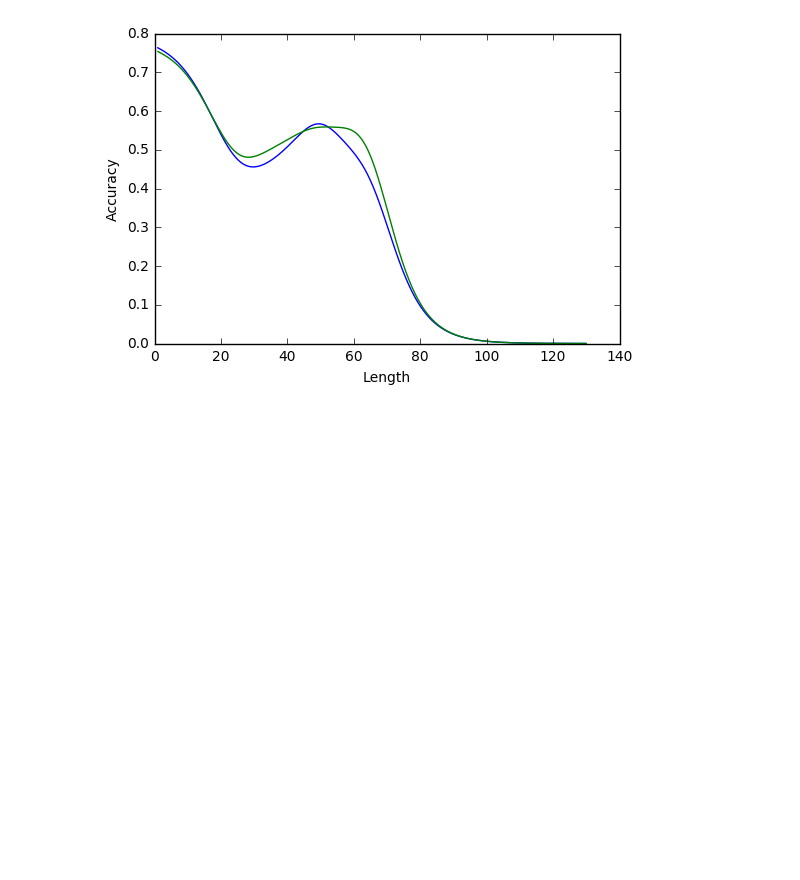
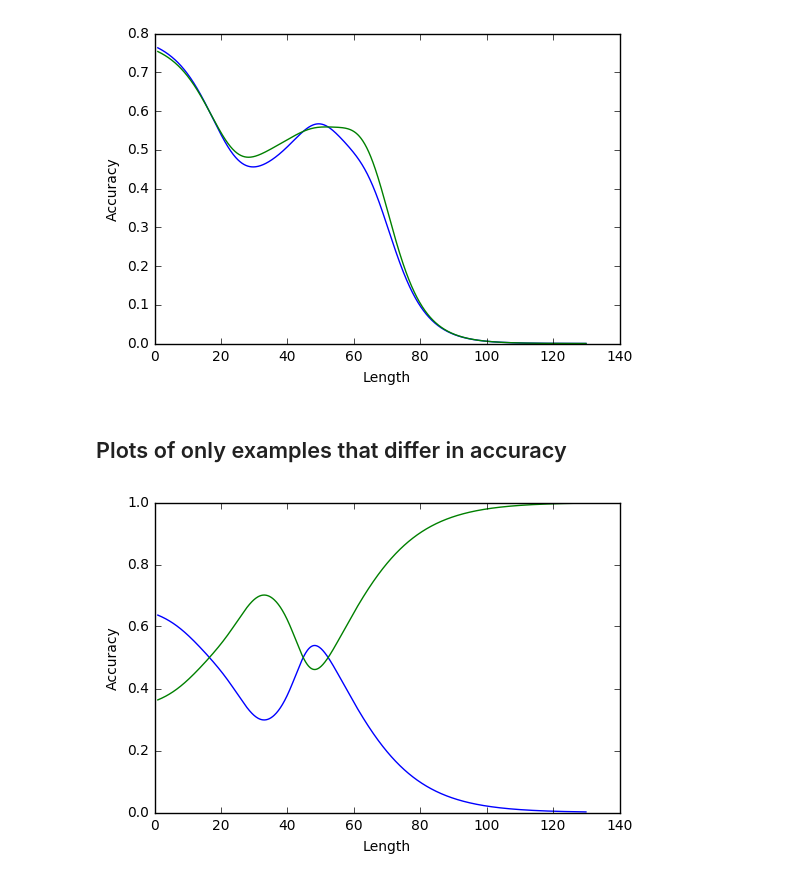
Before and after one commit to futurulus/coop-nets, a Jupyter notebook: behavioralAnalysis/comparison.ipynb, the cells around one changed output. Drawn from its saved outputs; the diff is of its cells as text; code cells hidden in the pictures; blank space fills up the shorter version.

```diff
--- a/behavioralAnalysis/comparison.ipynb
+++ b/behavioralAnalysis/comparison.ipynb
@@ -509,3 +509,13 @@ def compare_local(cost_fn, output1, output2, plot_fit_fn):
 compare_local(lm_score_cost, l2, l0, plot_local)
 # %% [output]
 [figure]
+# %% [markdown]
+Plots of only examples that differ in accuracy
+---
+# %%
+l0_diff = l0[l0['outcome'] != l2['outcome']]
+l2_diff = l2[l0['outcome'] != l2['outcome']]
+# %%
+compare_local(lm_score_cost, l2_diff, l0_diff, plot_local)
+# %% [output]
+[figure, added]
```
Also changed, not shown: parts of 5 cells of this notebook, 8 other files.
